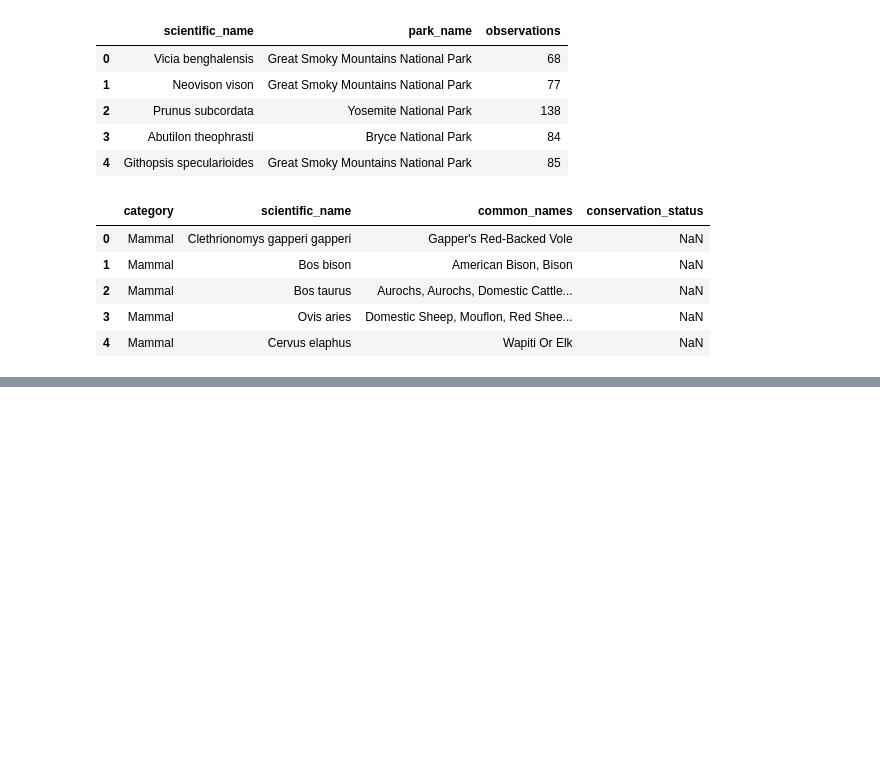
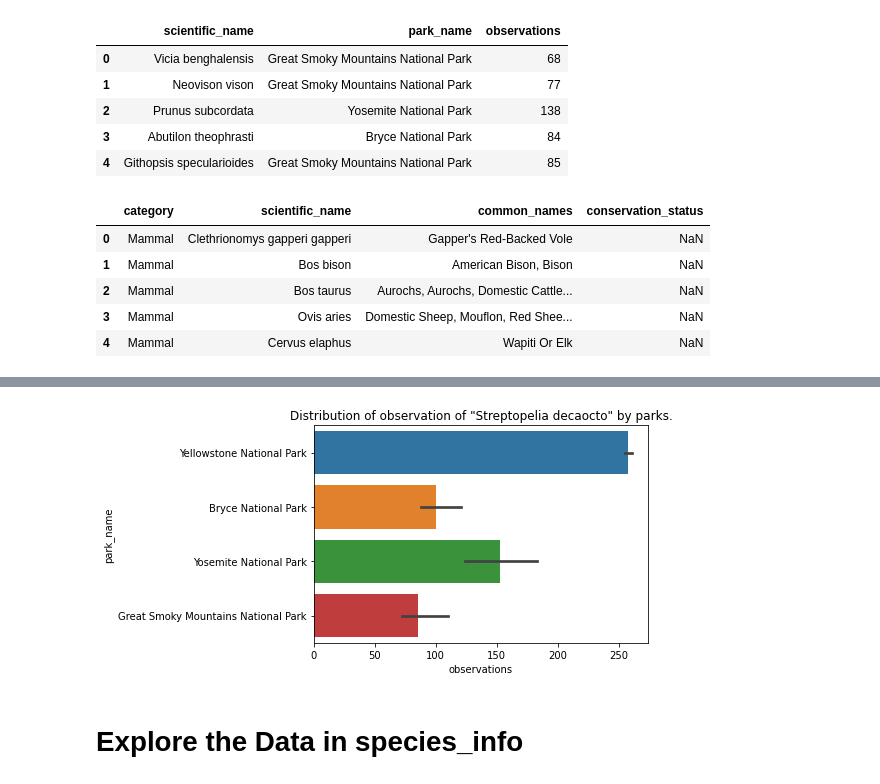
Before and after one commit to PavelChurakov/biodiversity, a Jupyter notebook: biodiversity.ipynb, the cells around one changed output, grey strips where cells are left out. Drawn from its saved outputs; the diff is of its cells as text; code cells hidden in the pictures; blank space fills up the shorter version.

```diff
--- a/biodiversity.ipynb
+++ b/biodiversity.ipynb
@@ -32,0 +109,9 @@ species.head()
+# %%
+#Distribution of observation of most common animals by parks
+sns.barplot(y='park_name', x = 'observations', data = observ[observ['scientific_name']=='Streptopelia decaocto'])
+plt.title('Distribution of observation of "Streptopelia decaocto" by parks.')
+plt.show()
+# %% [output]
+[figure, added]
+# %% [markdown]
+# Explore the Data in species_info
```
Also changed, not shown: parts of 9 cells of this notebook.
